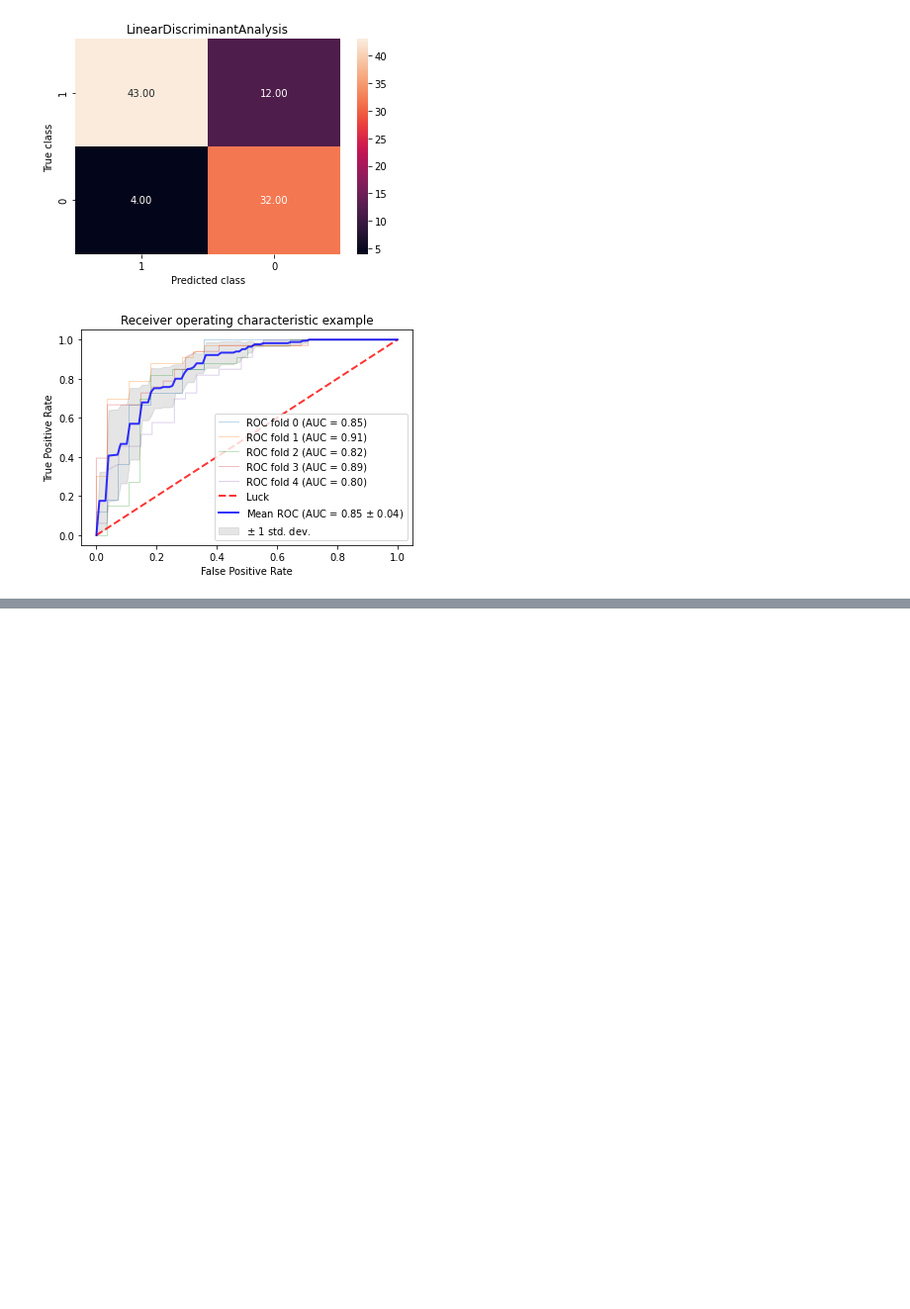
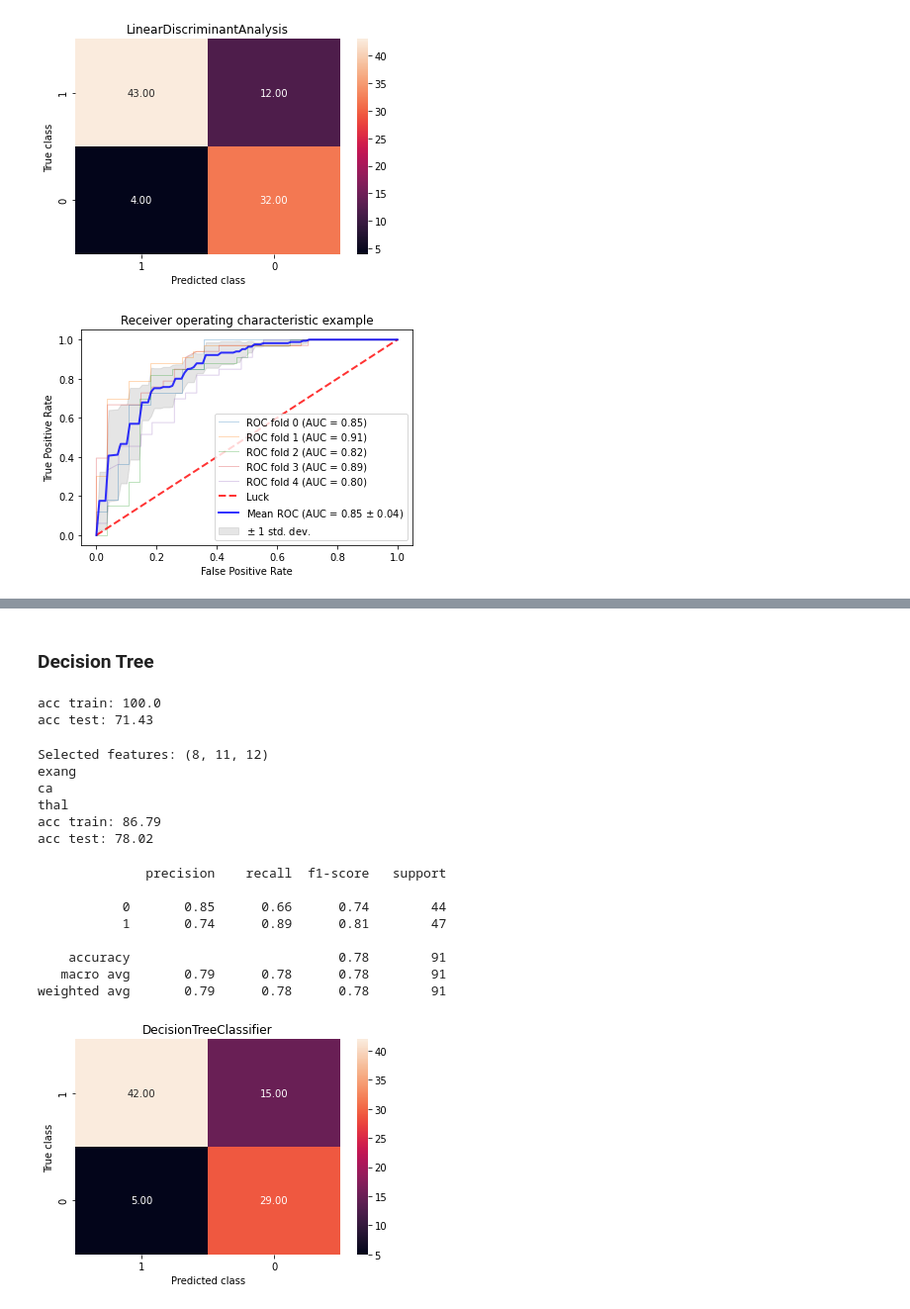
Before and after one commit to onlyabhilash/NLP-Heart-Failure-Prediction, a Jupyter notebook: Heart_Disease_UCI_FeatureEngg.ipynb, the cells around one changed output, grey strips where cells are left out. Shown: that part at 99% size. Drawn from its saved outputs; the diff is of its cells as text; code cells hidden in the pictures; blank space fills up the shorter version.

```diff
--- a/Heart_Disease_UCI_FeatureEngg.ipynb
+++ b/Heart_Disease_UCI_FeatureEngg.ipynb
@@ -456,0 +446,40 @@ acc test: 72.53
+# %% [markdown]
+### Decision Tree
+# %%
+### DECISION TREE
+#  descion tree
+dect = tree.DecisionTreeClassifier()
+
+prdict_data(dect,X_train,y_train,X_test,y_test)
+# %% [output]
+acc train: 100.0
+acc test: 71.43
+# %%
+sfs_1=sfs_features(dect,(1,5))
+sfs_1 = sfs_1.fit(X, y)
+selectedFeatures = print_fitures(sfs_1)
+
+X_train_sfs = sfs_1.transform(X_train)
+X_test_sfs = sfs_1.transform(X_test)
+
+prdict_data(dect,X_train_sfs,y_train,X_test_sfs,y_test,'sfs')
+# %% [output]
+Selected features: (8, 11, 12)
+exang
+ca
+thal
+acc train: 86.79
+acc test: 78.02
+# %%
+print(classification_report(y_test, dect.predict(X_test_sfs)))
+conf(dect,X_test_sfs, y_test)
+# %% [output]
+              precision    recall  f1-score   support
+
+           0       0.85      0.66      0.74        44
+           1       0.74      0.89      0.81        47
+
+    accuracy                           0.78        91
+   macro avg       0.79      0.78      0.78        91
+weighted avg       0.79      0.78      0.78        91
+[figure, added]
```
Also changed, not shown: parts of 27 cells of this notebook.
